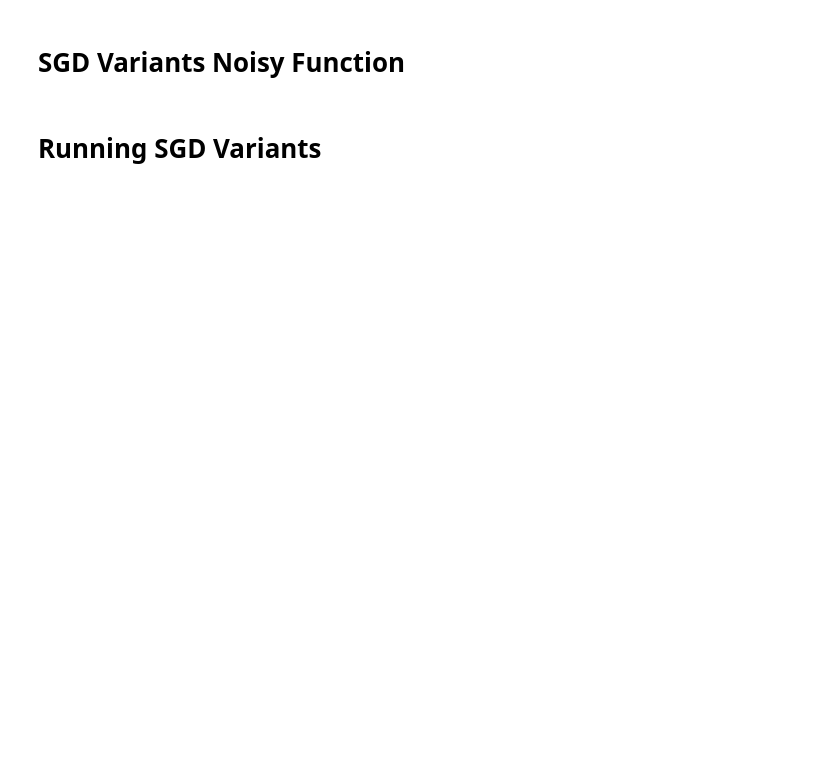
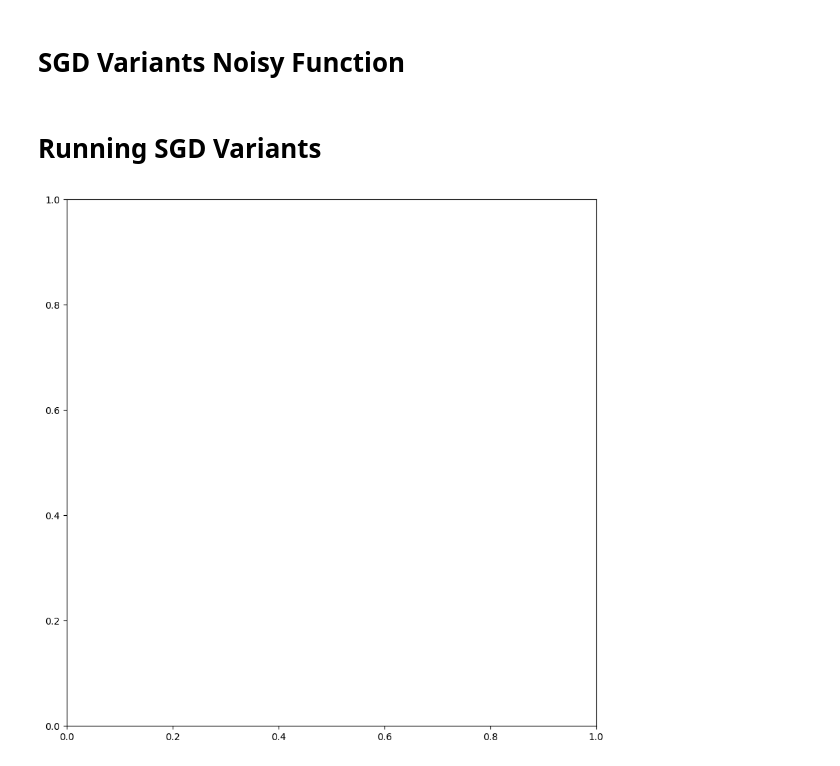
Before and after one commit to m71x/First-Test, a Jupyter notebook: GradientDescent.ipynb, the cells around one changed output. Drawn from its saved outputs; the diff is of its cells as text; code cells hidden in the pictures; blank space fills up the shorter version.

```diff
--- a/GradientDescent.ipynb
+++ b/GradientDescent.ipynb
@@ -78,10 +79,12 @@ def noisy_val_grad(theta_hat, data_, label_, deg_=2.):
 # %%
 #@title Parameters
 deg_ = 2. #@param {type: "number"}
-num_rep = 10 #@param {type: "integer"}
+num_rep = 200 #@param {type: "integer"}
 max_iter = 1000 #@param {type: "integer"}
 fig, ax = plt.subplots(figsize=(10,10))
 best_vals = {}
 test_exp_interval = 50 #@param {type: "integer"}
 grad_artificial_normal_noise_scale = 0. #@param {type: "number"}
+# %% [output]
+[figure, added]
 # %%
```
Also changed, not shown: parts of 3 cells of this notebook.
